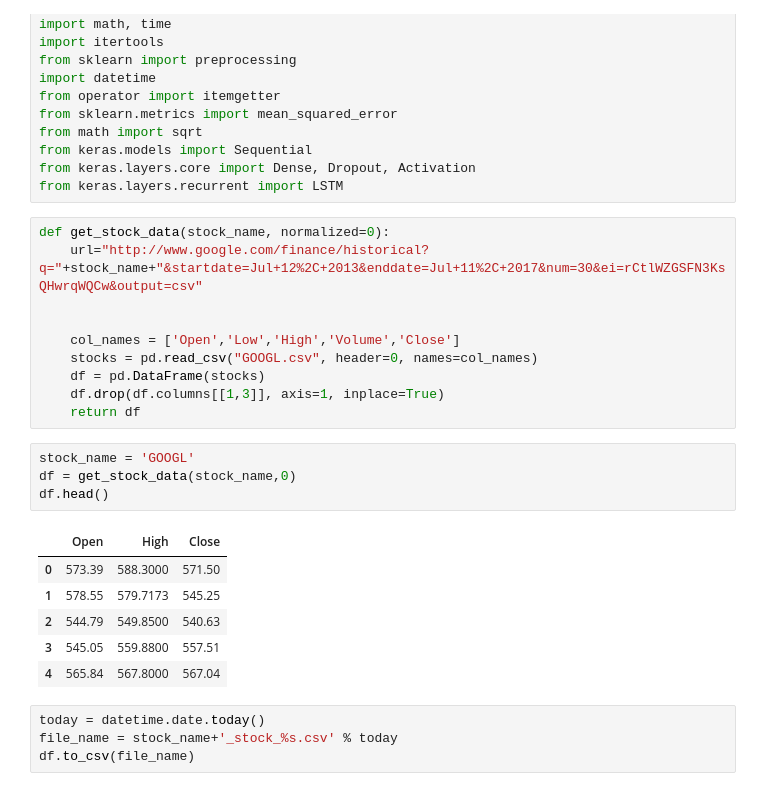
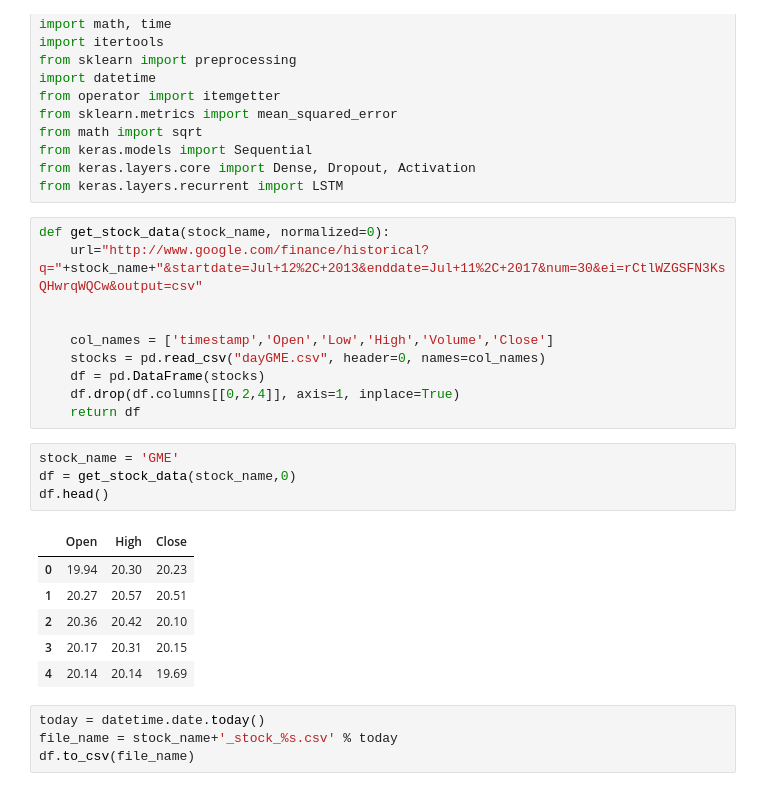
Before and after one commit to ankitstar01/DeepLearning, a Jupyter notebook: StockPrice.ipynb, the cells around one changed output. Cells and saved outputs as stored; diff of their text form.

```diff
--- a/StockPrice.ipynb
+++ b/StockPrice.ipynb
@@ -20,22 +20,22 @@ def get_stock_data(stock_name, normalized=0):
     url="http://www.google.com/finance/historical?q="+stock_name+"&startdate=Jul+12%2C+2013&enddate=Jul+11%2C+2017&num=30&ei=rCtlWZGSFN3KsQHwrqWQCw&output=csv"
 
 
-    col_names = ['Open','Low','High','Volume','Close']
-    stocks = pd.read_csv("GOOGL.csv", header=0, names=col_names)
+    col_names = ['timestamp','Open','Low','High','Volume','Close']
+    stocks = pd.read_csv("dayGME.csv", header=0, names=col_names)
     df = pd.DataFrame(stocks)
-    df.drop(df.columns[[1,3]], axis=1, inplace=True)
+    df.drop(df.columns[[0,2,4]], axis=1, inplace=True)
     return df
 # %%
-stock_name = 'GOOGL'
+stock_name = 'GME'
 df = get_stock_data(stock_name,0)
 df.head()
 # %% [output]
 |  | Open | High | Close |
-| 0 | 573.39 | 588.3000 | 571.50 |
-| 1 | 578.55 | 579.7173 | 545.25 |
-| 2 | 544.79 | 549.8500 | 540.63 |
-| 3 | 545.05 | 559.8800 | 557.51 |
-| 4 | 565.84 | 567.8000 | 567.04 |
+| 0 | 19.94 | 20.30 | 20.23 |
+| 1 | 20.27 | 20.57 | 20.51 |
+| 2 | 20.36 | 20.42 | 20.10 |
+| 3 | 20.17 | 20.31 | 20.15 |
+| 4 | 20.14 | 20.14 | 19.69 |
 # %%
 today = datetime.date.today()
 file_name = stock_name+'_stock_%s.csv' % today
```
Also changed, not shown: parts of 4 cells of this notebook.
